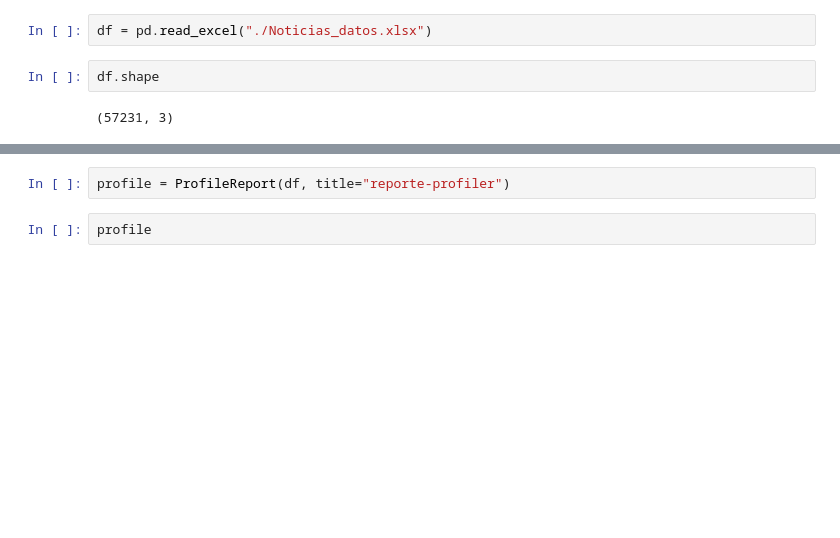
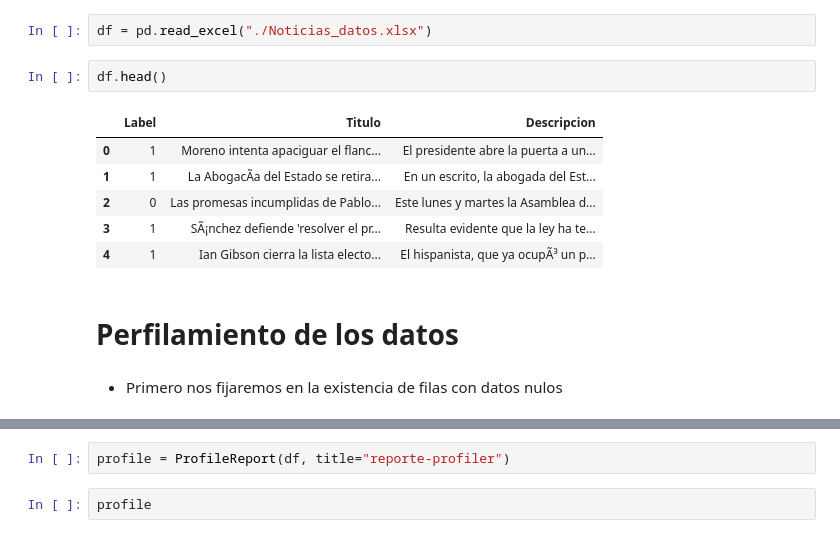
Before and after one commit to ErichGiusseppe/MINE-4206_202510_AML, a Jupyter notebook: Talleres/Taller 3/MINE_4206_202510_AML_Taller3.ipynb, the cells around one changed output, grey strips where cells are left out. Saved outputs shown, nothing was run; the diff lists cells and outputs as text; blank space fills up the shorter version.

```diff
--- a/Talleres/Taller 3/MINE_4206_202510_AML_Taller3.ipynb
+++ b/Talleres/Taller 3/MINE_4206_202510_AML_Taller3.ipynb
@@ -112,6 +114,15 @@ STOPWORDS = set(stopwords.words("spanish"))
 # %%
 df = pd.read_excel("./Noticias_datos.xlsx")
 # %%
-df.shape
+df.head()
 # %% [output]
-(57231, 3)
+|  | Label | Titulo | Descripcion |
+| 0 | 1 | Moreno intenta apaciguar el flanc... | El presidente abre la puerta a un... |
+| 1 | 1 | La AbogacÃ­a del Estado se retira... | En un escrito, la abogada del Est... |
+| 2 | 0 | Las promesas incumplidas de Pablo... | Este lunes y martes la Asamblea d... |
+| 3 | 1 | SÃ¡nchez defiende 'resolver el pr... | Resulta evidente que la ley ha te... |
+| 4 | 1 | Ian Gibson cierra la lista electo... | El hispanista, que ya ocupÃ³ un p... |
+# %% [markdown]
+# Perfilamiento de los datos
+# %% [markdown]
+- Primero nos fijaremos en la existencia de filas con datos nulos
```
Also changed, not shown: parts of 23 cells of this notebook.
